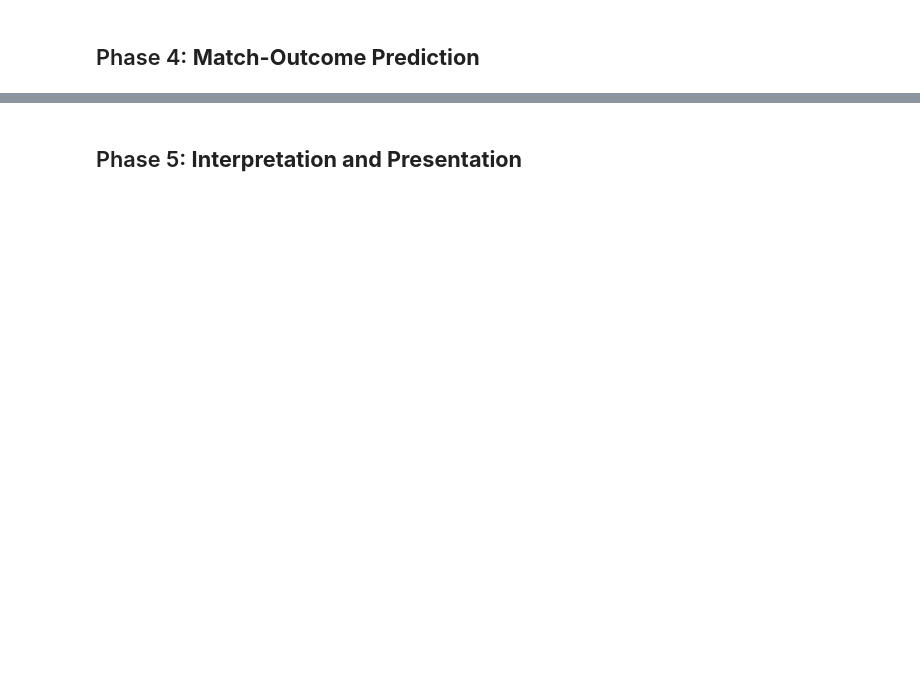
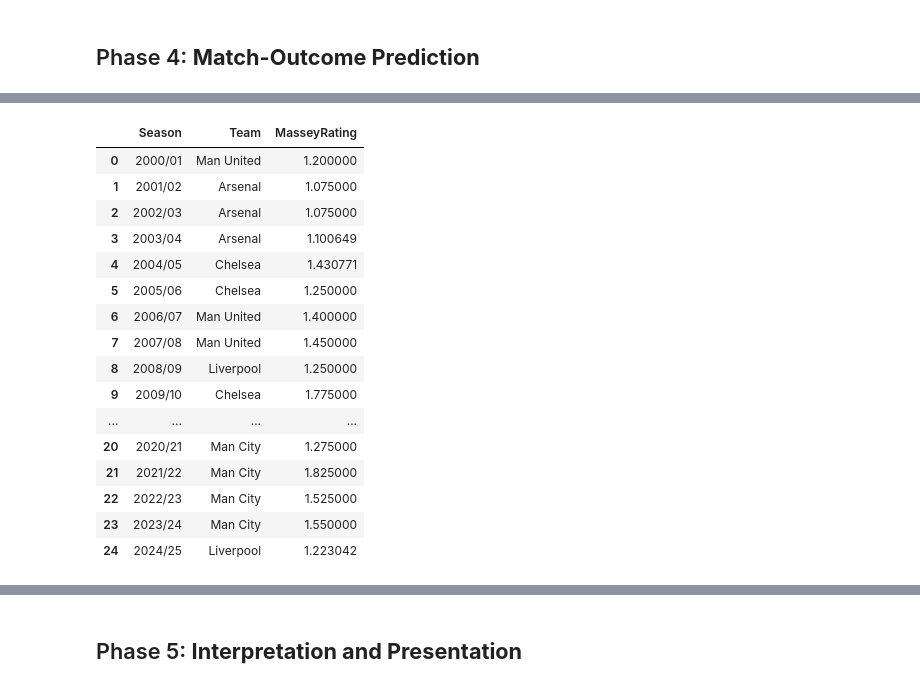
Before and after one commit to Joudii18/Is-Home-Advantage-Dying-What-25-Years-of-Premier-League-Data-Say, a Jupyter notebook: EPL_Home_Advantage_Project.ipynb, the cells around one changed output, grey strips where cells are left out. Saved outputs shown, nothing was run; the diff lists cells and outputs as text; code cells hidden in the pictures; blank space fills up the shorter version.

```diff
--- a/EPL_Home_Advantage_Project.ipynb
+++ b/EPL_Home_Advantage_Project.ipynb
@@ -720,0 +724,9 @@ Away teams received more yellow cards (**1.79 vs. 1.47 per match**) and red card
+# %%
+
+import pandas as pd
+import numpy as np
+
+df = pd.read_csv("epl_final.csv")
+
+print(df.shape)
+print(df.columns.tolist())
@@ -722,0 +957,34 @@ Away teams received more yellow cards (**1.79 vs. 1.47 per match**) and red card
+# %%
+
+# Find the highest-rated team in each season
+season_winners = (
+    all_ratings_df
+    .sort_values(
+        ["Season", "MasseyRating"],
+        ascending=[True, False]
+    )
+    .groupby("Season")
+    .head(1)
+    .reset_index(drop=True)
+)
+
+# Display all 25 seasons
+display(season_winners)
+# %% [output]
+|  | Season | Team | MasseyRating |
+| 0 | 2000/01 | Man United | 1.200000 |
+| 1 | 2001/02 | Arsenal | 1.075000 |
+| 2 | 2002/03 | Arsenal | 1.075000 |
+| 3 | 2003/04 | Arsenal | 1.100649 |
+| 4 | 2004/05 | Chelsea | 1.430771 |
+| 5 | 2005/06 | Chelsea | 1.250000 |
+| 6 | 2006/07 | Man United | 1.400000 |
+| 7 | 2007/08 | Man United | 1.450000 |
+| 8 | 2008/09 | Liverpool | 1.250000 |
+| 9 | 2009/10 | Chelsea | 1.775000 |
+| ... | ... | ... | ... |
+| 20 | 2020/21 | Man City | 1.275000 |
+| 21 | 2021/22 | Man City | 1.825000 |
+| 22 | 2022/23 | Man City | 1.525000 |
+| 23 | 2023/24 | Man City | 1.550000 |
+| 24 | 2024/25 | Liverpool | 1.223042 |
```
Also changed, not shown: parts of 9 cells of this notebook.
